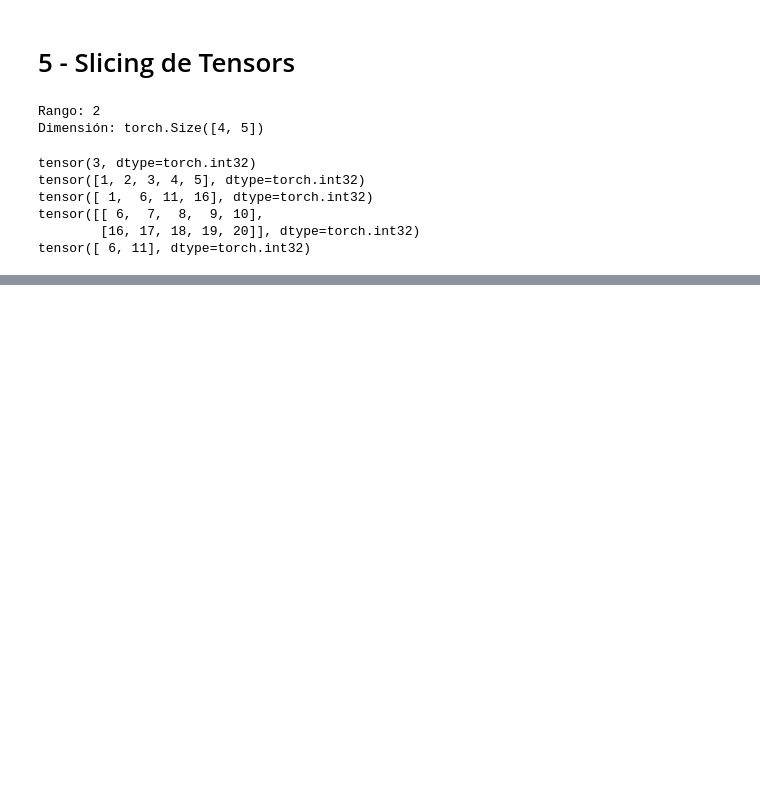
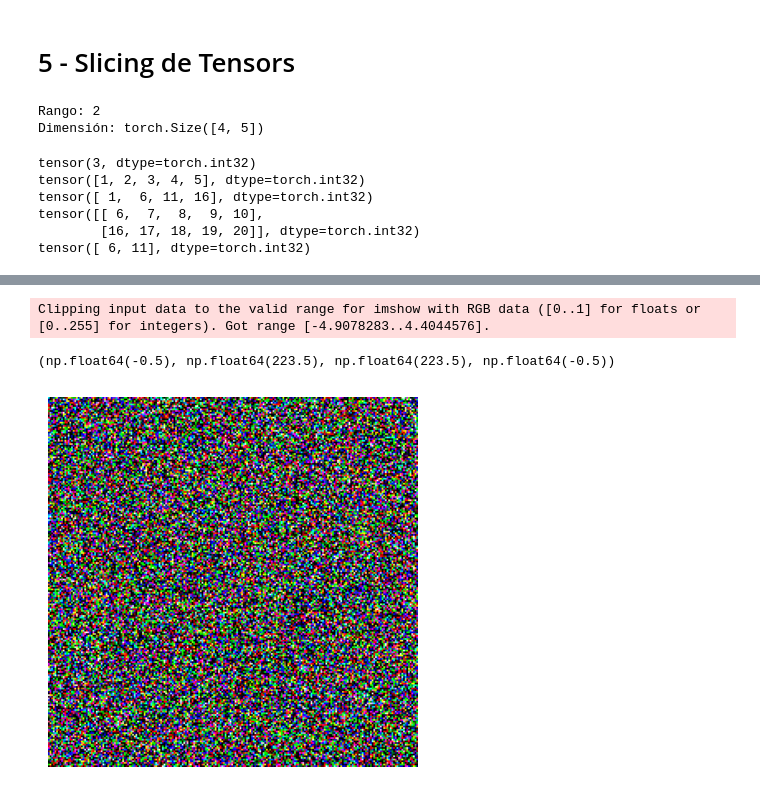
Before and after one commit to iesusdavila/mastering_pytorch, a Jupyter notebook: notebooks/00_fundamentals.ipynb, the cells around one changed output, grey strips where cells are left out. Saved outputs shown, nothing was run; the diff lists cells and outputs as text; code cells hidden in the pictures; blank space fills up the shorter version.

Commit message:
Convertir tensor a imagen

```diff
--- a/notebooks/00_fundamentals.ipynb
+++ b/notebooks/00_fundamentals.ipynb
@@ -215,0 +253,15 @@ tensor([ 6, 11], dtype=torch.int32)
+# %%
+tensor_to_image = torch.randn(3, 224, 224)
+channel_red = tensor_to_image[0, :, :].unsqueeze(0)
+channel_green = tensor_to_image[1, :, :].unsqueeze(0)
+channel_blue = tensor_to_image[2, :, :].unsqueeze(0)
+
+import matplotlib.pyplot as plt
+plt.imshow(channel_red.permute(1, 2, 0))
+plt.imshow(tensor_to_image.permute(1, 2, 0))
+
+plt.axis(False)
+# %% [output]
+Clipping input data to the valid range for imshow with RGB data ([0..1] for floats or [0..255] for integers). Got range [-4.9078283..4.4044576].
+(np.float64(-0.5), np.float64(223.5), np.float64(223.5), np.float64(-0.5))
+[figure, added]
```
Also changed, not shown: parts of 2 cells of this notebook.
